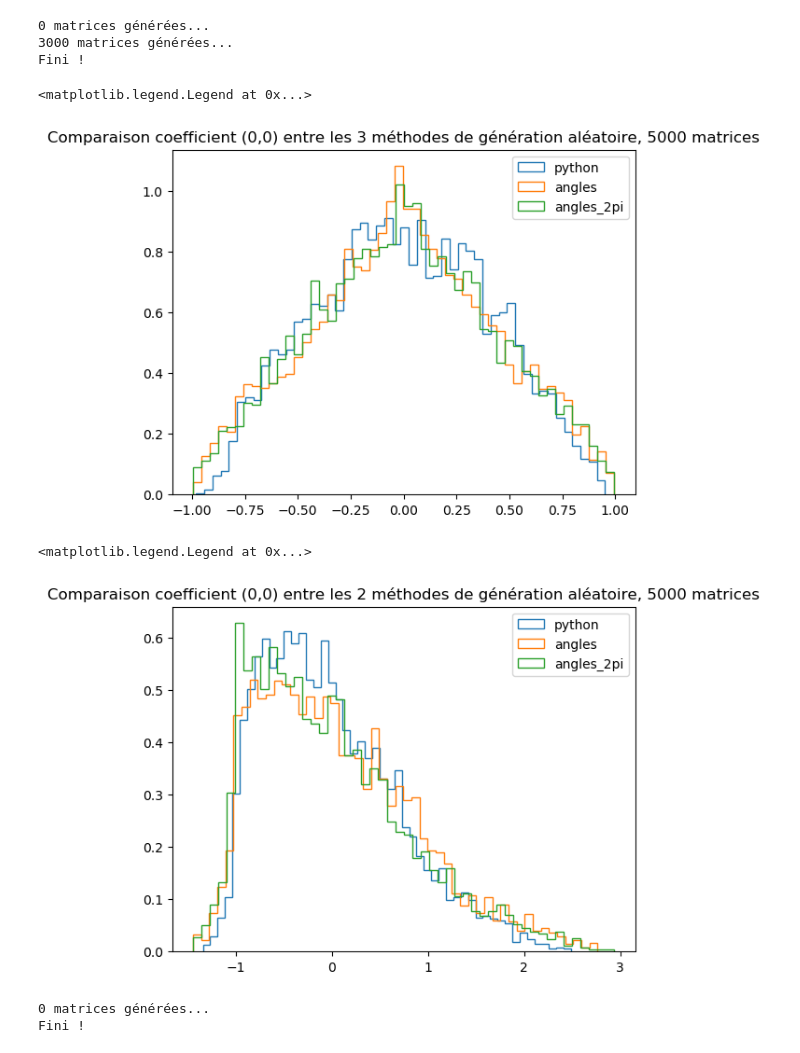
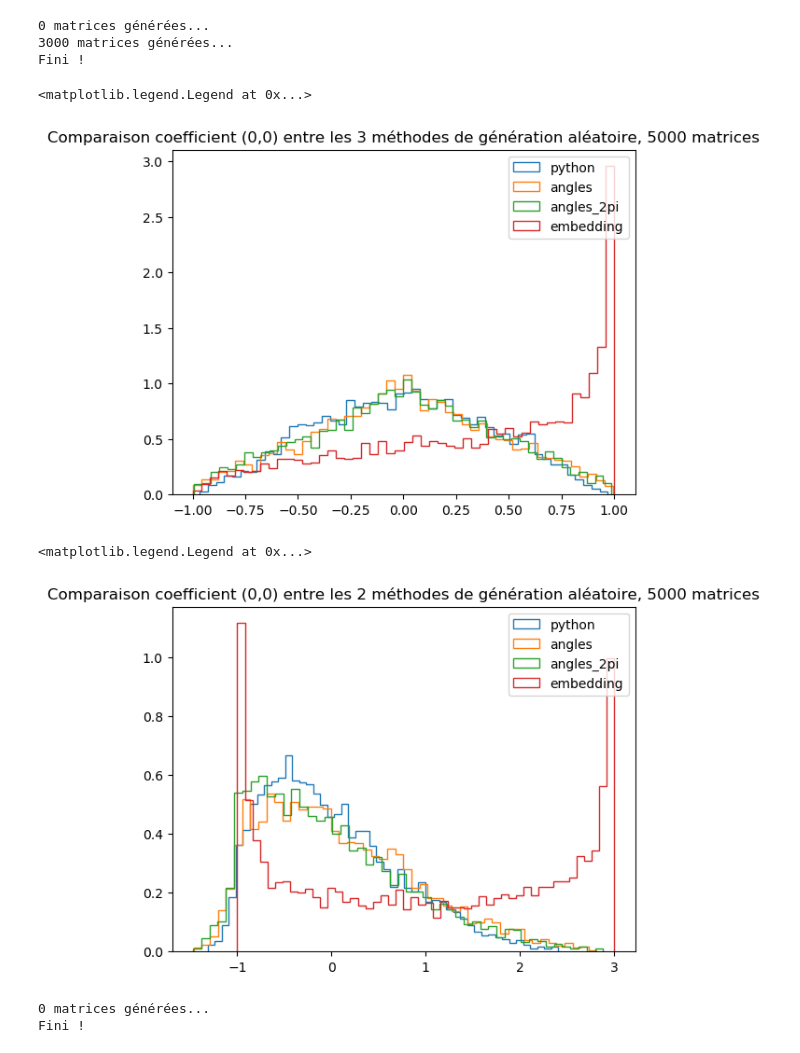
Before and after one commit to yacobozdalkiran/generate_conf_python, a Jupyter notebook: test_distribution.ipynb, the cells around one changed output. Cells and saved outputs as stored; diff of their text form; code cells hidden in the pictures.

```diff
--- a/test_distribution.ipynb
+++ b/test_distribution.ipynb
@@ -24,19 +24,15 @@ def el_8(xi):
                      [0,np.exp((xi/np.sqrt(3))*1j),0],
                      [0, 0,np.exp(-2*(xi/np.sqrt(3))*1j)]])
 # %%
-def mat_id():
-    """Renvoie la matrice identité 3x3"""
-    return np.eye(3)
-
 def mat_rand_su3():
-    """Renvoie une matrice aléatoire de su(3) en utilisant la paramétrisation de l'article geometry of su(3)"""
+    """Renvoie une matrice aléatoire de SU(3) en utilisant la paramétrisation de l'article geometry of su(3)"""
     alpha, gamma, a, c = random()*np.pi,random()*np.pi,random()*np.pi,random()*np.pi
     beta, b, theta = random()*np.pi/2,random()*np.pi/2,random()*np.pi/2
     phi = random()*2*np.pi
     return el_3(alpha) @ el_2(beta) @ el_3(gamma) @ el_5(theta) @ el_3(a) @ el_2(b) @ el_3(c) @ el_8(phi)
 
 def mat_rand_su3_2pi():
-    """Renvoie une matrice aléatoire de su(3) en utilisant la paramétrisation de l'article geometry of su(3) ou tous les angles vont a 2pi"""
+    """Renvoie une matrice aléatoire de SU(3) en utilisant la paramétrisation de l'article geometry of su(3) ou tous les angles vont a 2pi"""
     alpha, gamma, a, c = random()*np.pi*2,random()*np.pi*2,random()*np.pi*2,random()*np.pi*2
     beta, b, theta = random()*np.pi*2,random()*np.pi*2,random()*np.pi*2
     phi = random()*2*np.pi
@@ -43,0 +52,8 @@ def mat_rand_su3_2pi():
+# %%
+def mat_rand_su3_embedding():
+    """Renvoie une matrice de SU(3) aléatoire en utilisant la paramétrisation Rexp(tlambda)R^dagger de l'article sur l'embedding"""
+    t = random()*2*np.pi
+    expitT = np.array([[np.exp(t*1j),0,0],[0,np.exp(-1j*t),0],[0,0,1]], dtype = complex)
+    R = generate_su3_matrix()
+
+    return R @ expitT @ np.conjugate(R).T
@@ -111,6 +128,7 @@ nb = 5000
 matrices_python = []
 matrices_gene = []
 matrices_gene2pi = []
+matrices_embedding = []
 
 for i in range(nb):
     if (i%3000 == 0):
@@ -118,9 +136,11 @@ for i in range(nb):
     m = generate_su3_matrix()
     m2 = mat_rand_su3()
     m3 = mat_rand_su3_2pi()
+    m4 = mat_rand_su3_embedding()
     matrices_python += [m]
     matrices_gene += [m2]
     matrices_gene2pi += [m3]
+    matrices_embedding += [m4]
 print("Fini !")
 # %% [output]
 0 matrices générées...
@@ -130,30 +150,34 @@ Fini !
 coef00_python = [m[0][0] for m in matrices_python]
 coef00_gene = [m[0][0] for m in matrices_gene]
 coef00_gene2pi = [m[0][0] for m in matrices_gene2pi]
+coef00_embedding = [m[0][0] for m in matrices_embedding]
 
 plt.figure()
 plt.title("Comparaison coefficient (0,0) entre les 3 méthodes de génération aléatoire, "+  str(len(matrices_python)) +" matrices")
 plt.hist(coef00_python, bins=50, density=True, label="python", histtype="step");
 plt.hist(coef00_gene, bins = 50, density=True, label="angles",histtype="step");
 plt.hist(coef00_gene2pi, bins = 50, density=True, label="angles_2pi",histtype="step");
+plt.hist(coef00_embedding, bins = 50, density=True, label="embedding",histtype="step");
 plt.legend()
 # %% [output]
 <matplotlib.legend.Legend at 0x...>
-[figure, old version]
+[figure, new version]
 # %%
 ret_python = [retr(m) for m in matrices_python]
 ret_gene = [retr(m) for m in matrices_gene]
 ret_gene2pi = [retr(m) for m in matrices_gene2pi]
+ret_embedding = [retr(m) for m in matrices_embedding]
 
 plt.figure()
 plt.title("Comparaison coefficient (0,0) entre les 2 méthodes de génération aléatoire, "+  str(len(matrices_python)) +" matrices")
 plt.hist(ret_python, bins=50, density=True, label="python", histtype="step");
 plt.hist(ret_gene, bins = 50, density=True, label="angles",histtype="step");
 plt.hist(ret_gene2pi, bins = 50, density=True, label="angles_2pi",histtype="step");
+plt.hist(ret_embedding, bins = 50, density=True, label="embedding",histtype="step");
 plt.legend()
 # %% [output]
 <matplotlib.legend.Legend at 0x...>
-[figure, old version]
+[figure, new version]
 # %%
 nb = 1000
 
```
Also changed, not shown: parts of 8 cells of this notebook, 1 other file.
